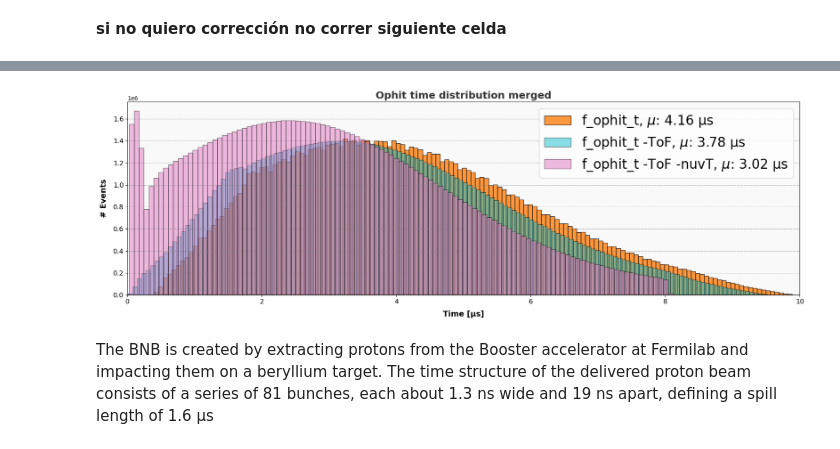
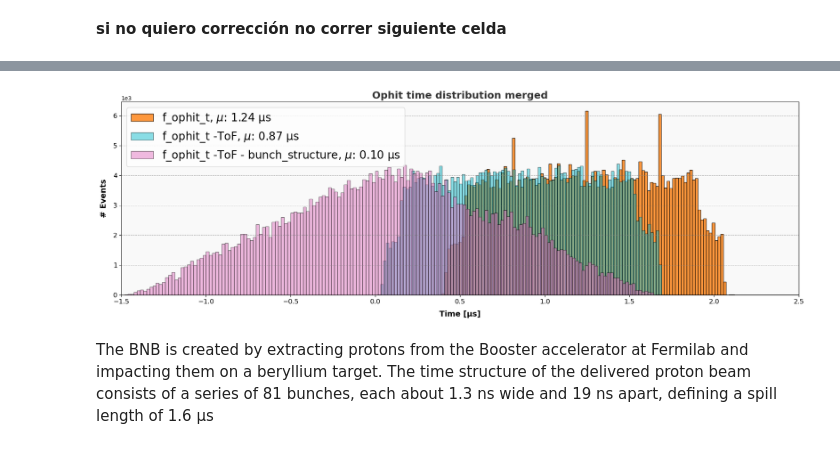
Before and after one commit to CIEMAT-Neutrino/AI_nuvT, a Jupyter notebook: 1_Preprocessing_&_2_PE_time_matrices.ipynb, the cells around one changed output, grey strips where cells are left out. Drawn from its saved outputs; the diff is of its cells as text; code cells hidden in the pictures.

```diff
--- a/1_Preprocessing_&_2_PE_time_matrices.ipynb
+++ b/1_Preprocessing_&_2_PE_time_matrices.ipynb
@@ -29,4 +29,4 @@ print(nuvE)
 **Tarda 10min**
 # %%
 # Load variables to be predicted and associated data in a single step
-nuvX, nuvZ, nuvT, f_ophit_PE, f_ophit_ch, f_ophit_t, dEpromx, dEpromy, dEpromz, dEtpc = (optree[key].array() for key in ['nuvX','nuvZ', 'nuvT', 'flash_ophit_pe', 'flash_ophit_ch', 'flash_ophit_time', 'dEpromx', 'dEpromy', 'dEpromz','dEtpc'])
+nuvX, nuvZ, nuvT, f_ophit_PE, f_ophit_ch, f_ophit_t, flash_time, dEpromx, dEpromy, dEpromz, dEtpc = (optree[key].array() for key in ['nuvX','nuvZ', 'nuvT', 'flash_ophit_pe', 'flash_ophit_ch', 'flash_ophit_time', 'flash_time', 'dEpromx', 'dEpromy', 'dEpromz','dEtpc'])
@@ -86,0 +145,20 @@ for element in f_ophit_t[100][1]:
+# %%
+# Create a boolean mask where dEpromx_f_unique is not -999
+# Also select events with deposition >200 MeV (dEtpc_f > 200)
+
+mask = (dEpromx != -999) & (dEpromy != -999) & (dEpromz != -999) & (dEtpc > 200)
+mask_1d = ak.to_numpy(ak.flatten(mask))
+
+# Apply the mask to both the image and dEpromx_f_unique to keep only the valid entries
+
+nuvX = nuvX[mask_1d]
+nuvZ = nuvZ[mask_1d]
+nuvT = nuvT[mask_1d]
+f_ophit_PE_first10 = f_ophit_PE_first10[mask_1d]
+f_ophit_ch_first10 = f_ophit_ch_first10[mask_1d]
+f_ophit_t_first10 = f_ophit_t_first10[mask_1d]
+flash_time = flash_time[mask_1d]
+dEpromx = dEpromx[mask_1d]
+dEpromy = dEpromy[mask_1d]
+dEpromz = dEpromz[mask_1d]
+dEtpc = dEtpc[mask_1d]
@@ -98,8 +252,5 @@ ToF_inside: [3.61, 4.69, -0.0218, 6.06, 4.48, 15.9, ..., 0.267, 6.22, 11.1, 8.32
 ToF_outside 367 ns
 bunch_separation: 19 ns
-# %%
-nuvT = ak.Array(nuvT)
-f_ophit_t = ak.Array(f_ophit_t)
 # %% [markdown]
 **si no quiero corrección no correr siguiente celda**
 # %%
@@ -107,8 +258,8 @@ f_ophit_t = ak.Array(f_ophit_t)
 #hit_nuvT_c= np.mod(hit_nuvT - ToF_outside - ToF_inside, bunch_separation)
 nuvT_c= nuvT - ToF_inside - ToF_outside
 nuvT_c_bunch = np.mod(nuvT_c + 7, bunch_separation) # +7 is to center the distribution
-f_ophit_t_c_1 = f_ophit_t*1000 - ToF_inside - ToF_outside
-f_ophit_t_c_2 = f_ophit_t*1000 - ToF_inside - ToF_outside - ak.flatten(nuvT_c)
+f_ophit_t_c_1_first10 = f_ophit_t_first10*1000 - ToF_inside - ToF_outside
+f_ophit_t_c_2_first10 = f_ophit_t_first10*1000 - ToF_inside - ToF_outside - ak.flatten(nuvT_c)
 # %%
 import matplotlib.pyplot as plt
 import numpy as np
@@ -160,48 +311,48 @@ import awkward as ak
 
 # Assuming hit_nuvT, ToF_outside_set0, and ToF_inside are defined awkward arrays
 
-flatten = ak.flatten(f_ophit_t,axis=None)
-flatten1 = ak.flatten(f_ophit_t_c_1/1000,axis=None)
-flatten2 = ak.flatten(f_ophit_t_c_2/1000,axis=None)
+flatten = ak.flatten(f_ophit_t_first10,axis=None)
+flatten1 = ak.flatten(f_ophit_t_c_1_first10/1000,axis=None)
+flatten2 = ak.flatten(f_ophit_t_c_2_first10/1000,axis=None)
 
 # Calculate the standard deviation
 std_dev = np.mean(flatten)
 std_dev1 = np.mean(flatten1)
 std_dev2 = np.mean(flatten2)
 
 # Set up the plot
 plt.figure(figsize=(18, 6))
-plt.hist(flatten, bins=150, color='#ff7f0e', edgecolor='black', alpha=0.8, label=f'f_ophit_t, $\mu$: {std_dev:.2f} μs')  # Azul
-plt.hist(flatten1, bins=150, color='#17becf', edgecolor='black', alpha=0.5, label=f'f_ophit_t -ToF, $\mu$: {std_dev1:.2f} μs')  # Verde
-plt.hist(flatten2, bins=150, color='#e377c2', edgecolor='black', alpha=0.5, label=f'f_ophit_t -ToF -nuvT, $\mu$: {std_dev2:.2f} μs')  # Púrpura
+plt.hist(flatten, bins=200, color='#ff7f0e', edgecolor='black', alpha=0.8, label=f'f_ophit_t, $\mu$: {std_dev:.2f} μs')  # Azul
+plt.hist(flatten1, bins=200, color='#17becf', edgecolor='black', alpha=0.5, label=f'f_ophit_t -ToF, $\mu$: {std_dev1:.2f} μs')  # Verde
+plt.hist(flatten2, bins=250, color='#e377c2', edgecolor='black', alpha=0.5, label=f'f_ophit_t -ToF - bunch_structure, $\mu$: {std_dev2:.2f} μs')  # Púrpura
 
 
 # Customize the title and labels
 plt.title('Ophit time distribution merged', fontsize=18, fontweight='bold', color='#333333')
 plt.xlabel('Time [µs]', fontsize=14, labelpad=10, fontweight='bold')
 plt.ylabel('# Events', fontsize=14, labelpad=10, fontweight='bold')
 
 # Set axis limits
-plt.xlim(0, 10)
+plt.xlim(-1.5, 2.5)
 plt.ylim(0, None)
 
 # Enhance the grid and axis appearance
 plt.grid(axis='y', linestyle='--', alpha=0.6, color='gray')
 plt.xticks(fontsize=12)
 plt.yticks(fontsize=12)
 plt.ticklabel_format(axis="y", style="sci", scilimits=(0,0))  # Forces scientific notation on the y-axis
 
 # Add a light background color for the plot area to add contrast
 plt.gca().set_facecolor('#f9f9f9')
 
 # Add a legend
-plt.legend(fontsize=24)
+plt.legend(fontsize=20)
 
 # Show the plot
 plt.tight_layout()
 plt.show()
 # %% [output]
-[figure, old version]
+[figure, new version]
 # %% [markdown]
 The BNB is created by extracting protons from the Booster accelerator at Fermilab and impacting them on a beryllium target. The time structure of the delivered proton beam consists of a series of 81 bunches, each about 1.3 ns wide and 19 ns apart, defining a spill length of 1.6 µs
 # %% [markdown]
```
Also changed, not shown: parts of 31 cells of this notebook, 1 other file.
